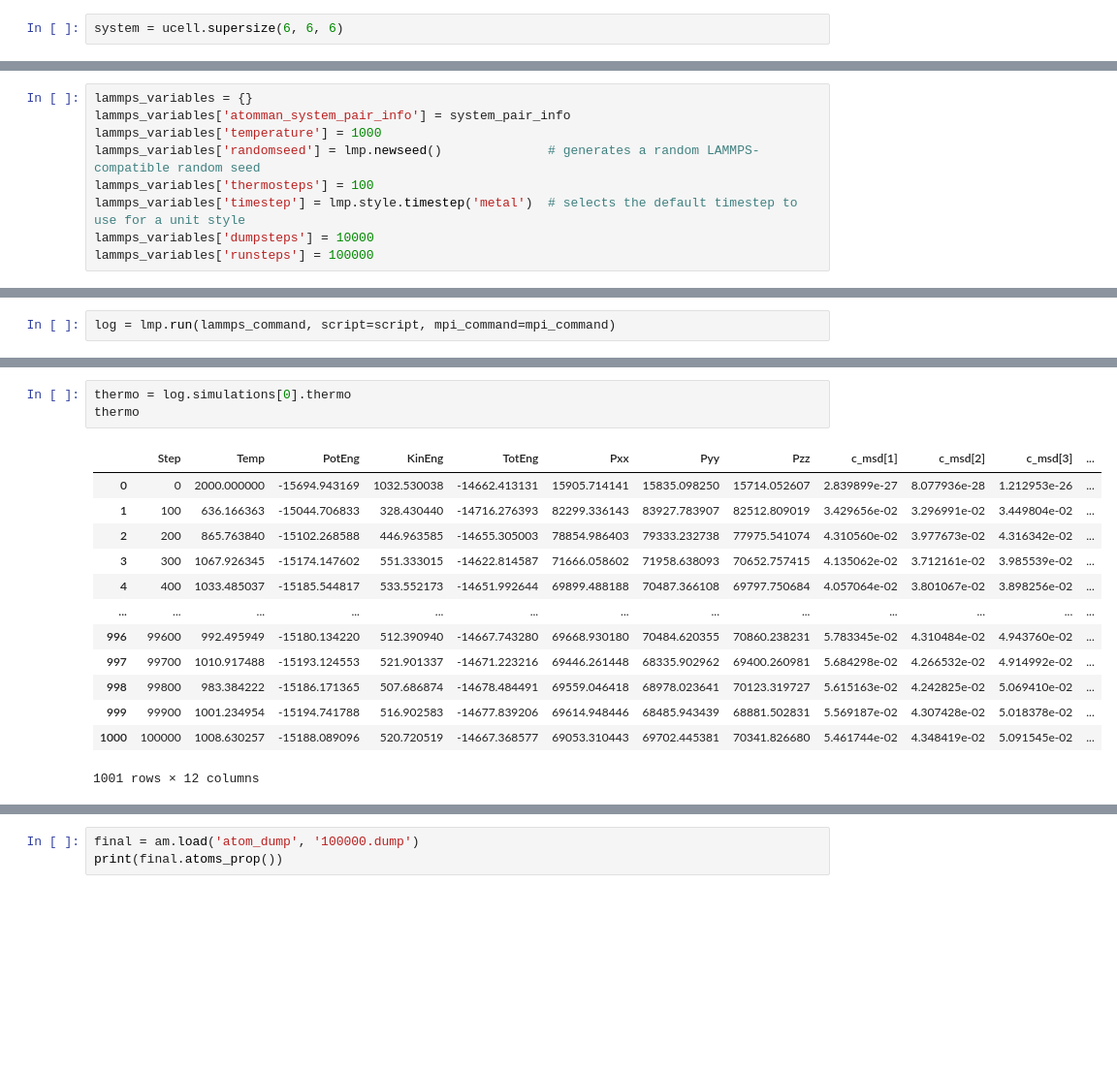
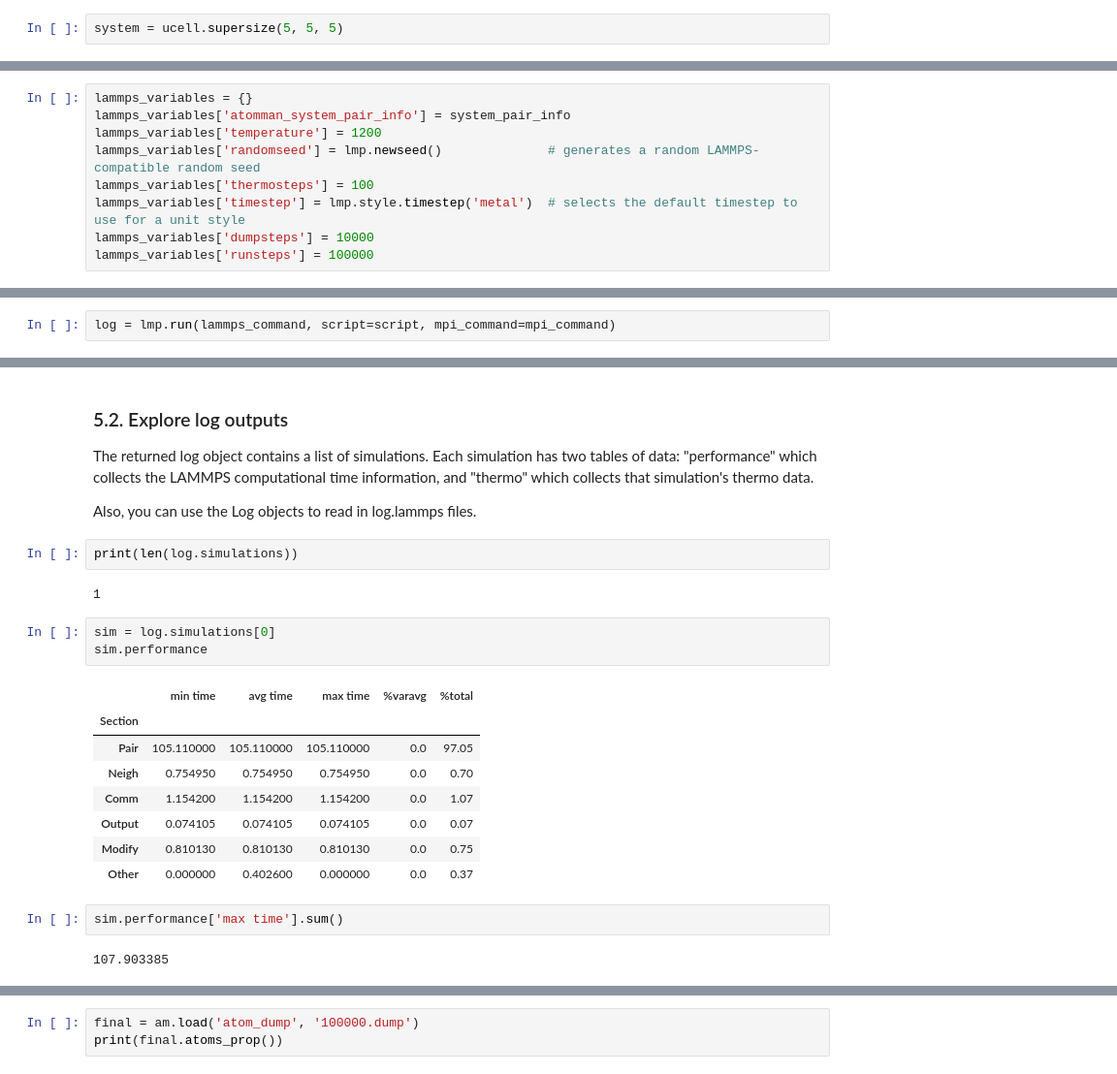
Before and after one commit to lmhale99/atomman-demo, a Jupyter notebook: 3. Run LAMMPS with atomman.ipynb, the cells around one changed output, grey strips where cells are left out. Shown at 97% size. Cells and saved outputs as stored; diff of their text form; blank space fills up the shorter version.

```diff
--- a/3. Run LAMMPS with atomman.ipynb
+++ b/3. Run LAMMPS with atomman.ipynb
@@ -45,5 +45,5 @@ Now, we're going to make a 6x6x6 supercell and randomly delete 2 atoms just for
 # %%
-system = ucell.supersize(6, 6, 6)
+system = ucell.supersize(5, 5, 5)
 # %%
 # Random shuffle atom ids
 allids = [i for i in range(system.natoms)]
@@ -108,7 +110,7 @@ Build dict of terms to fill in
 # %%
 lammps_variables = {}
 lammps_variables['atomman_system_pair_info'] = system_pair_info
-lammps_variables['temperature'] = 1000
+lammps_variables['temperature'] = 1200
 lammps_variables['randomseed'] = lmp.newseed()              # generates a random LAMMPS-compatible random seed
 lammps_variables['thermosteps'] = 100
 lammps_variables['timestep'] = lmp.style.timestep('metal')  # selects the default timestep to use for a unit style
@@ -142,17 +160,26 @@ log = lmp.run(lammps_command, script=script, mpi_command=mpi_command)
+# %% [markdown]
+### 5.2. Explore log outputs
+
+The returned log object contains a list of simulations.  Each simulation has two tables of data: "performance" which collects the LAMMPS computational time information, and "thermo" which collects that simulation's thermo data.
+
+Also, you can use the Log objects to read in log.lammps files.
+# %%
+print(len(log.simulations))
+# %% [output]
+1
 # %%
-thermo = log.simulations[0].thermo
-thermo
+sim = log.simulations[0]
+sim.performance
 # %% [output]
-|  | Step | Temp | PotEng | KinEng | TotEng | Pxx | Pyy | Pzz | c_msd[1] | c_msd[2] | c_msd[3] | ... |
-| 0 | 0 | 2000.000000 | -15694.943169 | 1032.530038 | -14662.413131 | 15905.714141 | 15835.098250 | 15714.052607 | 2.839899e-27 | 8.077936e-28 | 1.212953e-26 | ... |
-| 1 | 100 | 636.166363 | -15044.706833 | 328.430440 | -14716.276393 | 82299.336143 | 83927.783907 | 82512.809019 | 3.429656e-02 | 3.296991e-02 | 3.449804e-02 | ... |
-| 2 | 200 | 865.763840 | -15102.268588 | 446.963585 | -14655.305003 | 78854.986403 | 79333.232738 | 77975.541074 | 4.310560e-02 | 3.977673e-02 | 4.316342e-02 | ... |
-| 3 | 300 | 1067.926345 | -15174.147602 | 551.333015 | -14622.814587 | 71666.058602 | 71958.638093 | 70652.757415 | 4.135062e-02 | 3.712161e-02 | 3.985539e-02 | ... |
-| 4 | 400 | 1033.485037 | -15185.544817 | 533.552173 | -14651.992644 | 69899.488188 | 70487.366108 | 69797.750684 | 4.057064e-02 | 3.801067e-02 | 3.898256e-02 | ... |
-| ... | ... | ... | ... | ... | ... | ... | ... | ... | ... | ... | ... | ... |
-| 996 | 99600 | 992.495949 | -15180.134220 | 512.390940 | -14667.743280 | 69668.930180 | 70484.620355 | 70860.238231 | 5.783345e-02 | 4.310484e-02 | 4.943760e-02 | ... |
-| 997 | 99700 | 1010.917488 | -15193.124553 | 521.901337 | -14671.223216 | 69446.261448 | 68335.902962 | 69400.260981 | 5.684298e-02 | 4.266532e-02 | 4.914992e-02 | ... |
-| 998 | 99800 | 983.384222 | -15186.171365 | 507.686874 | -14678.484491 | 69559.046418 | 68978.023641 | 70123.319727 | 5.615163e-02 | 4.242825e-02 | 5.069410e-02 | ... |
-| 999 | 99900 | 1001.234954 | -15194.741788 | 516.902583 | -14677.839206 | 69614.948446 | 68485.943439 | 68881.502831 | 5.569187e-02 | 4.307428e-02 | 5.018378e-02 | ... |
-| 1000 | 100000 | 1008.630257 | -15188.089096 | 520.720519 | -14667.368577 | 69053.310443 | 69702.445381 | 70341.826680 | 5.461744e-02 | 4.348419e-02 | 5.091545e-02 | ... |
+|  | min time | avg time | max time | %varavg | %total |
+| Section |  |  |  |  |  |
+| Pair | 105.110000 | 105.110000 | 105.110000 | 0.0 | 97.05 |
+| Neigh | 0.754950 | 0.754950 | 0.754950 | 0.0 | 0.70 |
+| Comm | 1.154200 | 1.154200 | 1.154200 | 0.0 | 1.07 |
+| Output | 0.074105 | 0.074105 | 0.074105 | 0.0 | 0.07 |
+| Modify | 0.810130 | 0.810130 | 0.810130 | 0.0 | 0.75 |
+| Other | 0.000000 | 0.402600 | 0.000000 | 0.0 | 0.37 |
-1001 rows × 12 columns
+# %%
+sim.performance['max time'].sum()
+# %% [output]
+107.903385
```
Also changed, not shown: parts of 15 cells of this notebook, 7 other files.
